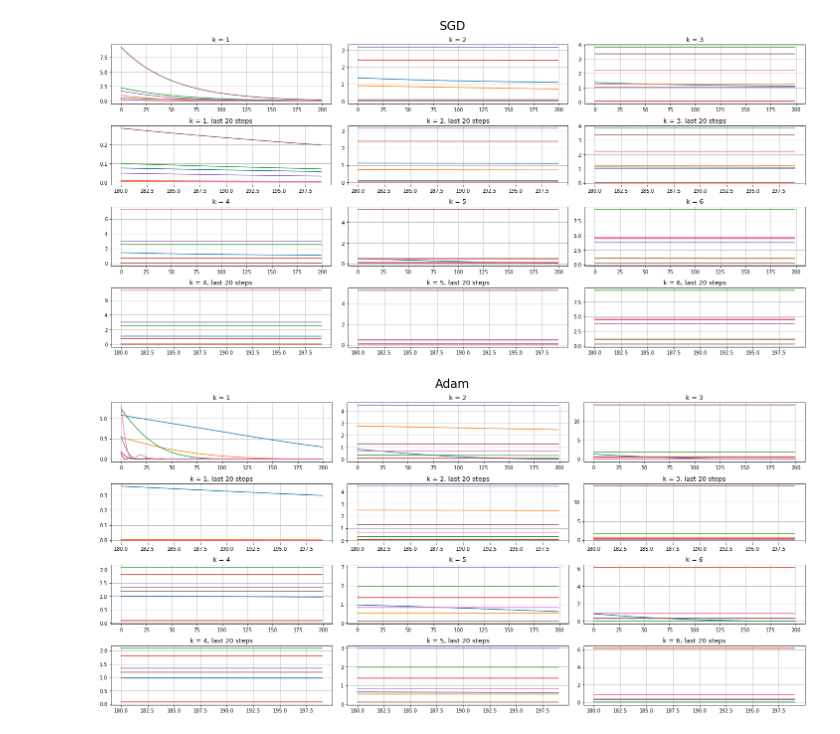
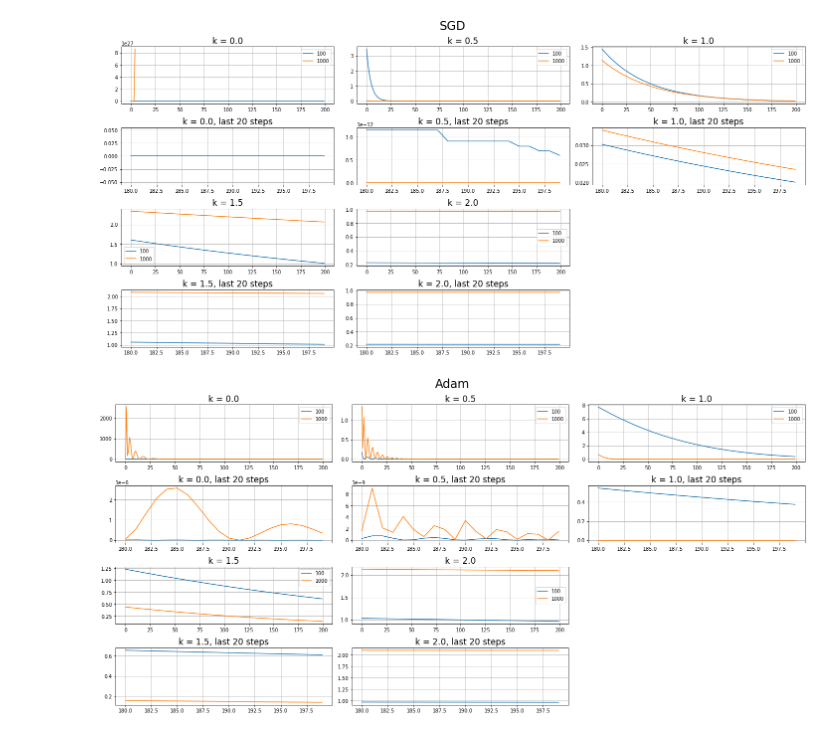
Before and after one commit to CEitanC/Project-Deep-Learning, a Jupyter notebook: Ktest.ipynb, the cells around one changed output. Cells and saved outputs as stored; diff of their text form; code cells hidden in the pictures.

```diff
--- a/Ktest.ipynb
+++ b/Ktest.ipynb
@@ -68,58 +68,61 @@ def init_nn(n_sizes):
   return nets
 # %%
 # testing different k's for SGD
-n_sizes = np.array([1,10,100,500,1000,3000,5000])
+n_sizes = np.array([100,1000])
 initialized_nn = init_nn(n_sizes)
-
+K = np.array([0,0.5,1,1.5,2])
 x = np.arange(200)
 fig = plt.figure(figsize=(20, 10))
 fig.suptitle('SGD', fontsize = 24)
-for k in np.arange(1,7):
+j = 1
+for k in K:
   STR = "k = " + str(k)
   STR_zoom = "k = " + str(k) + ", last 20 steps"
-  j = k
-  if k >= 4:
-    j = k+3
+  if j == 4:
+    j = 7
   ax1 = fig.add_subplot(4,3,j)
   ax1.grid()
   ax2 = fig.add_subplot(4,3,j+3)
   ax2.grid()
   for net in initialized_nn:
     loss_i = single_k_test(net, k, 'SGD')
-    ax1.plot(x, loss_i)
+    ax1.plot(x, loss_i, label = net.n)
     ax2.plot(x[180:], loss_i[180:])
-  ax1.set_title(STR, fontsize=13)
-  ax2.set_title(STR_zoom, fontsize=13)
+  ax1.set_title(STR, fontsize=17)
+  ax2.set_title(STR_zoom, fontsize=17)
+  ax1.legend()
+  j += 1
 
 fig.tight_layout(rect=[0, 0.03, 1, 0.95])
 # %% [output]
-[figure, old version]
+[figure, new version]
 # %%
-# testing different k's for Adam
-
-n_sizes = np.array([1,10,100,500,1000,3000,5000])
+# testing different k's for SGD
+n_sizes = np.array([100,1000])
 initialized_nn = init_nn(n_sizes)
-
+K = np.array([0,0.5,1,1.5,2])
 x = np.arange(200)
 fig = plt.figure(figsize=(20, 10))
-fig.suptitle('Adam', fontsize=24)
-for k in np.arange(1,7):
+fig.suptitle('Adam', fontsize = 24)
+j = 1
+for k in K:
   STR = "k = " + str(k)
   STR_zoom = "k = " + str(k) + ", last 20 steps"
-  j = k
-  if k >= 4:
-    j = k+3
+  if j == 4:
+    j = 7
   ax1 = fig.add_subplot(4,3,j)
   ax1.grid()
   ax2 = fig.add_subplot(4,3,j+3)
   ax2.grid()
   for net in initialized_nn:
     loss_i = single_k_test(net, k, 'Adam')
-    ax1.plot(x, loss_i)
+    ax1.plot(x, loss_i, label = net.n)
     ax2.plot(x[180:], loss_i[180:])
-  ax1.set_title(STR, fontsize=13)
-  ax2.set_title(STR_zoom, fontsize=13)
+  ax1.set_title(STR, fontsize=17)
+  ax2.set_title(STR_zoom, fontsize=17)
+  ax1.legend()
+  j += 1
 
 fig.tight_layout(rect=[0, 0.03, 1, 0.95])
 # %% [output]
-[figure, old version]
+[figure, new version]
```
